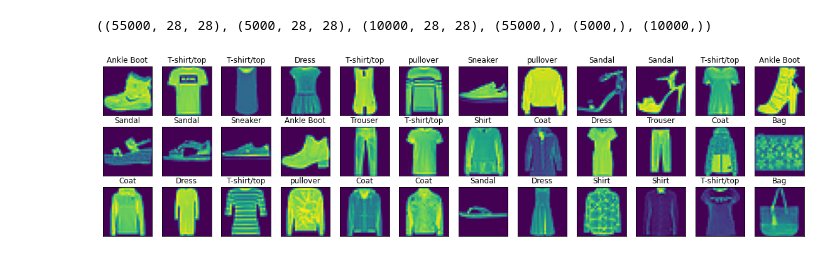
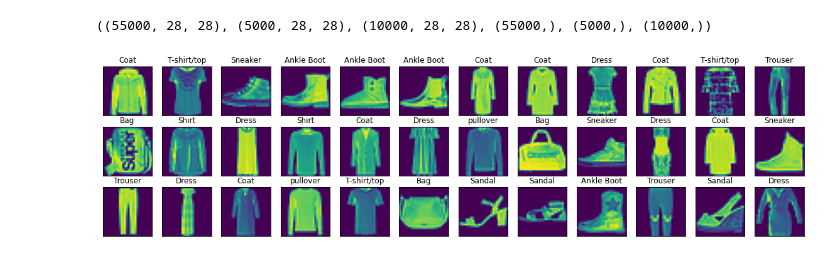
Before and after one commit to krishnamani77/TF2_Notebooks, a Jupyter notebook: keras_mlp_examples.ipynb, the cells around one changed output. Drawn from its saved outputs; the diff is of its cells as text; code cells hidden in the pictures.

```diff
--- a/keras_mlp_examples.ipynb
+++ b/keras_mlp_examples.ipynb
@@ -49,8 +40,8 @@ import numpy as np
 # %%
 fig = plt.figure(figsize=(20,5))
 for i in range(36):
     ax = fig.add_subplot(3, 12, i + 1, xticks=[], yticks=[])
-    ax.title.set_text(class_names[y_train_full[i]])
-    ax.imshow(np.squeeze(X_train_full[i]))
+    ax.title.set_text(class_names[y_train[i]])
+    ax.imshow(np.squeeze(X_train[i]))
 # %% [output]
-[figure, old version]
+[figure, new version]
```
Also changed, not shown: parts of 19 cells of this notebook.
